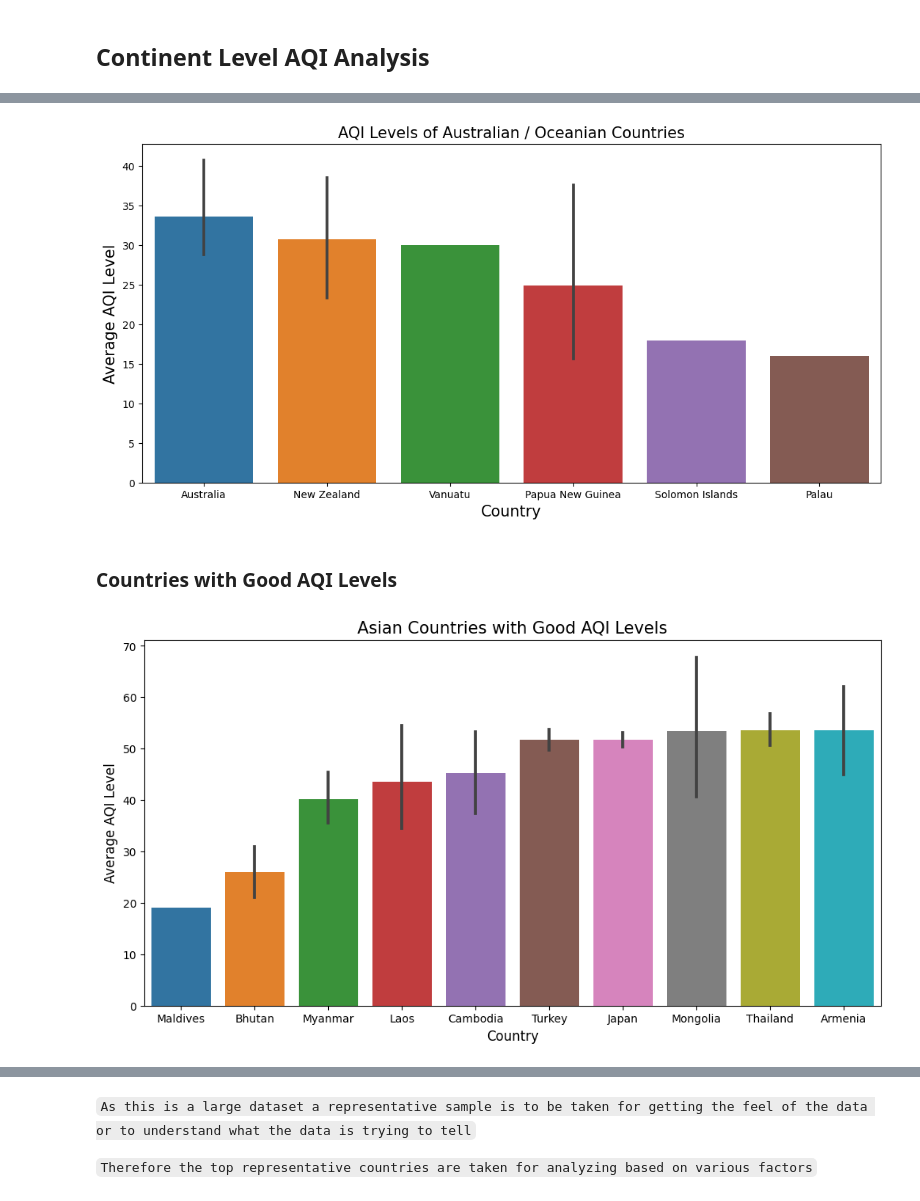
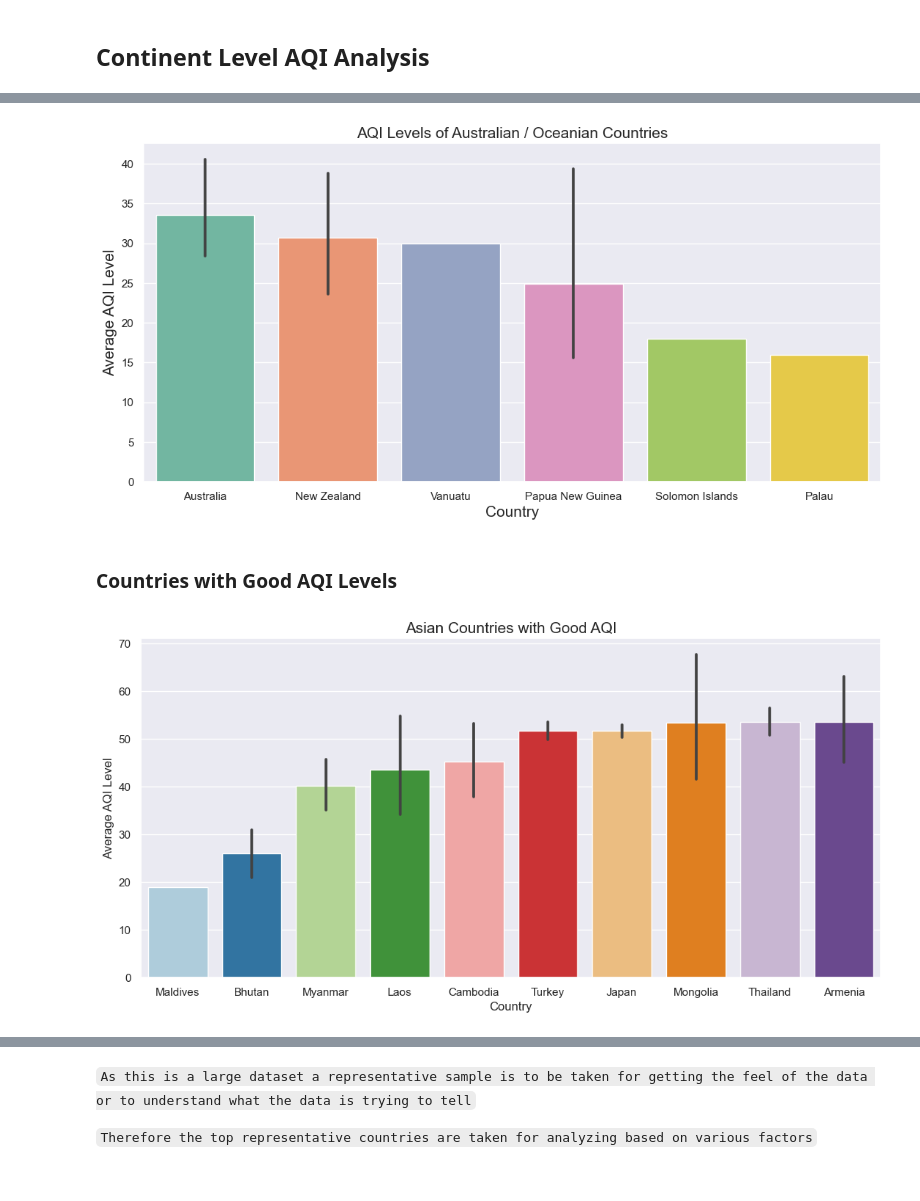
Before and after one commit to BSU04/Global-Air-Quality-Prediction, a Jupyter notebook: gap-eda.ipynb, the cells around one changed output, grey strips where cells are left out. Drawn from its saved outputs; the diff is of its cells as text; code cells hidden in the pictures.

Commit message:
seaborn palettes updated

```diff
--- a/gap-eda.ipynb
+++ b/gap-eda.ipynb
@@ -815,3 +815,6 @@ Name: Country, dtype: int64
+# %%
+sns.set(style="darkgrid")
+sns.set_palette("Set2")
 # %%
 sort = asia.groupby(["Country"])["AQI Value"].agg('mean').sort_values(ascending=False).head(10).index
 plt.figure(figsize=(12,6))
@@ -865,17 +868,19 @@ plt.title("AQI Levels of Australian / Oceanian Countries",fontsize = 15)
 plt.ylabel("Average AQI Level",fontsize=15);
 plt.xlabel("Country",fontsize=15);
 # %% [output]
-[figure, old version]
+[figure, new version]
-# %% [markdown]
-### Countries with Good AQI Levels
+# %% [markdown]
+### Countries with Good AQI Levels
+# %%
+sns.set_palette("Paired")
 # %%
 sort = asia.groupby(["Country"])["AQI Value"].agg('mean').sort_values(ascending=True).head(10).index
-plt.figure(figsize=(12,6))
+plt.figure(figsize=(13,6))
 sns.barplot(x="Country", y="AQI Value", data=asia, order=sort)
 plt.title("Asian Countries with Good AQI",fontsize = 15)
 plt.ylabel("Average AQI Level",fontsize=12);
 plt.xlabel("Country",fontsize=12);
 # %% [output]
-[figure, old version]
+[figure, new version]
 # %%
 sort = north_america.groupby(["Country"])["AQI Value"].agg('mean').sort_values(ascending=True).head(10).index
```
Also changed, not shown: parts of 47 cells of this notebook.
